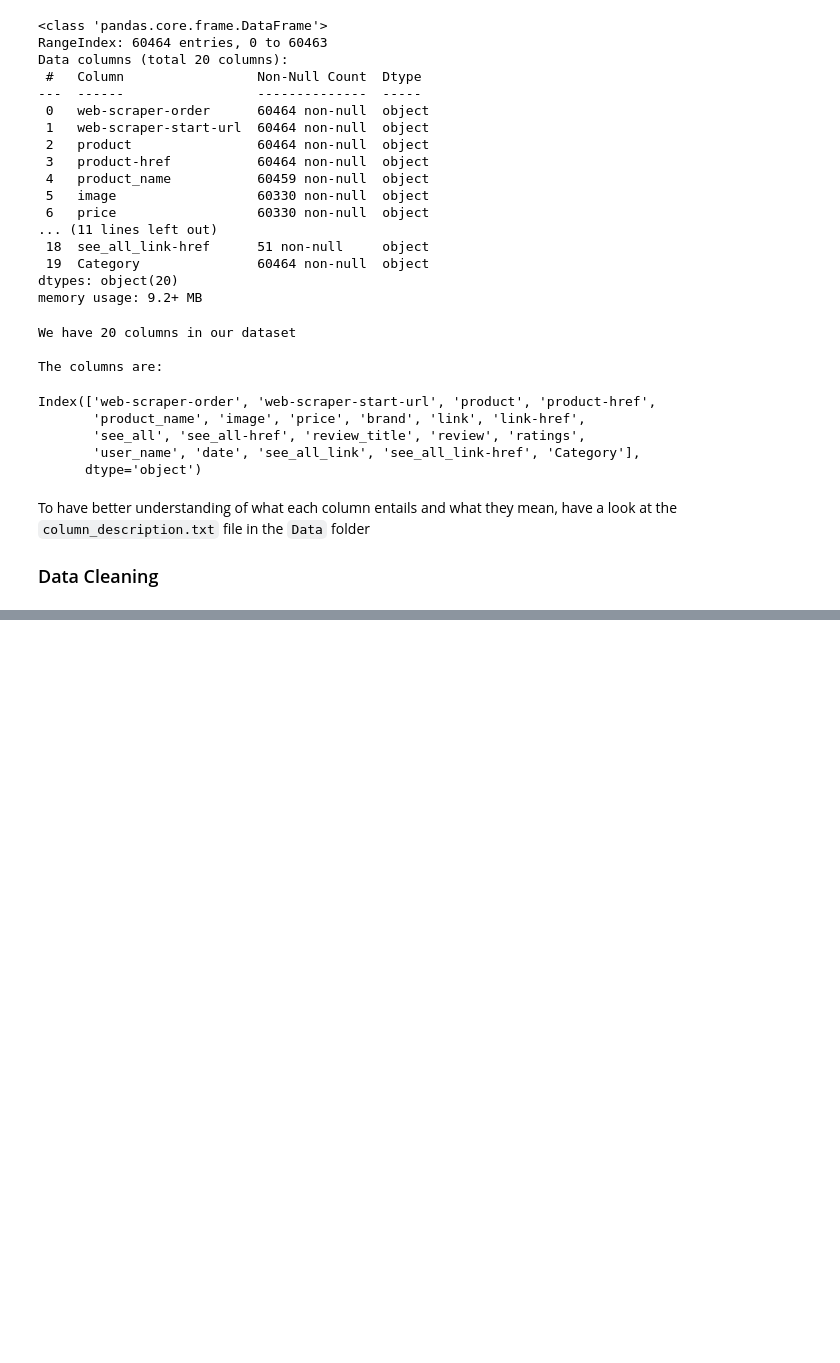
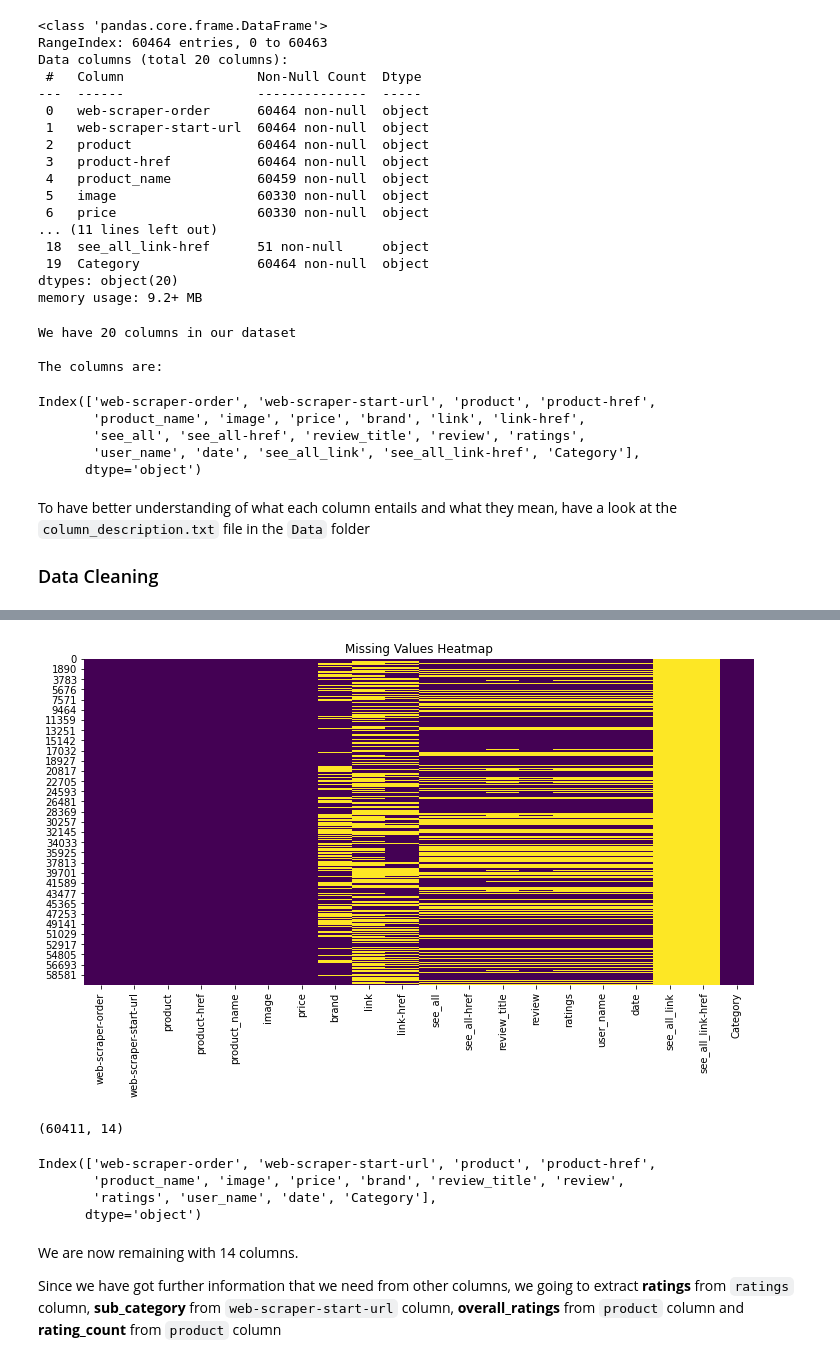
Before and after one commit to joakimTI/JUMIA-PRODUCTS-RECOMMENDATION-AND-PRODUCT-REVIEW-SYSTEM, a Jupyter notebook: index.ipynb, the cells around one changed output, grey strips where cells are left out. Cells and saved outputs as stored; diff of their text form; code cells hidden in the pictures; blank space fills up the shorter version.

```diff
--- a/index.ipynb
+++ b/index.ipynb
@@ -189,0 +207,24 @@ We have lots of columns with over **35%** null values and so, we are going to of
+# %%
+# Plot missing values as a heatmap
+plt.figure(figsize=(12, 6))
+sns.heatmap(df.isnull(), cbar=False, cmap='viridis')
+plt.title("Missing Values Heatmap")
+plt.show();
+# %% [output]
+[figure, added]
+# %%
+df.drop(['see_all_link-href', 'see_all_link', 'see_all-href', 'see_all', 'link-href', 'link'], axis=1, inplace=True,)
+df.shape
+# %% [output]
+(60411, 14)
+# %%
+df.columns
+# %% [output]
+Index(['web-scraper-order', 'web-scraper-start-url', 'product', 'product-href',
+       'product_name', 'image', 'price', 'brand', 'review_title', 'review',
+       'ratings', 'user_name', 'date', 'Category'],
+      dtype='object')
+# %% [markdown]
+We are now remaining with 14 columns.
+
+Since we have got further information that we need from other columns, we going to extract **ratings** from `ratings` column, **sub_category** from `web-scraper-start-url` column, **overall_ratings** from `product` column and **rating_count** from `product` column
```
Also changed, not shown: parts of 11 cells of this notebook.
